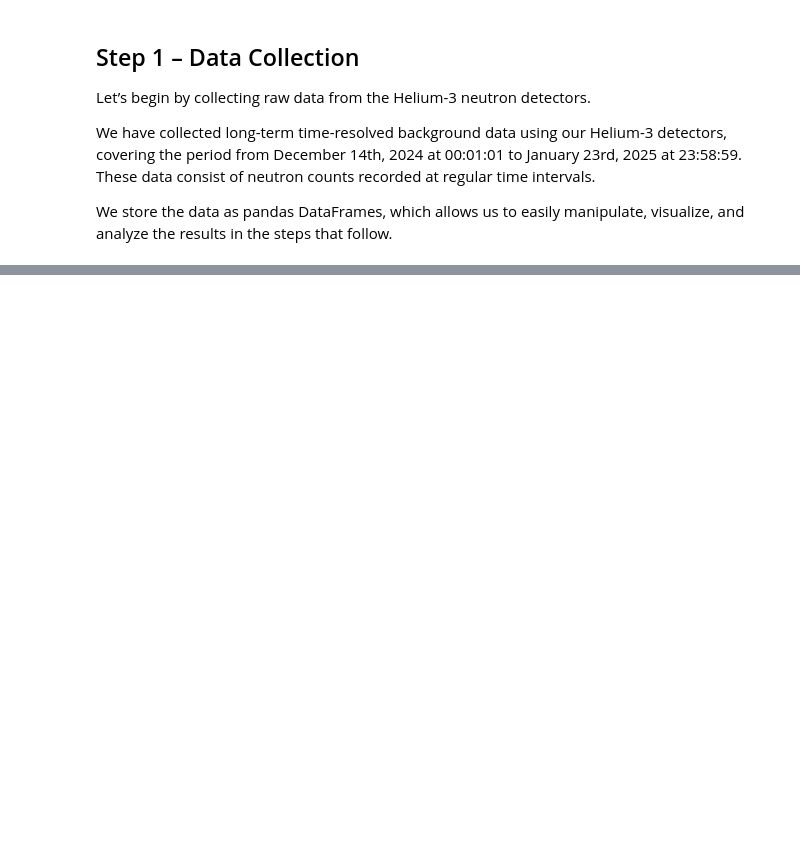
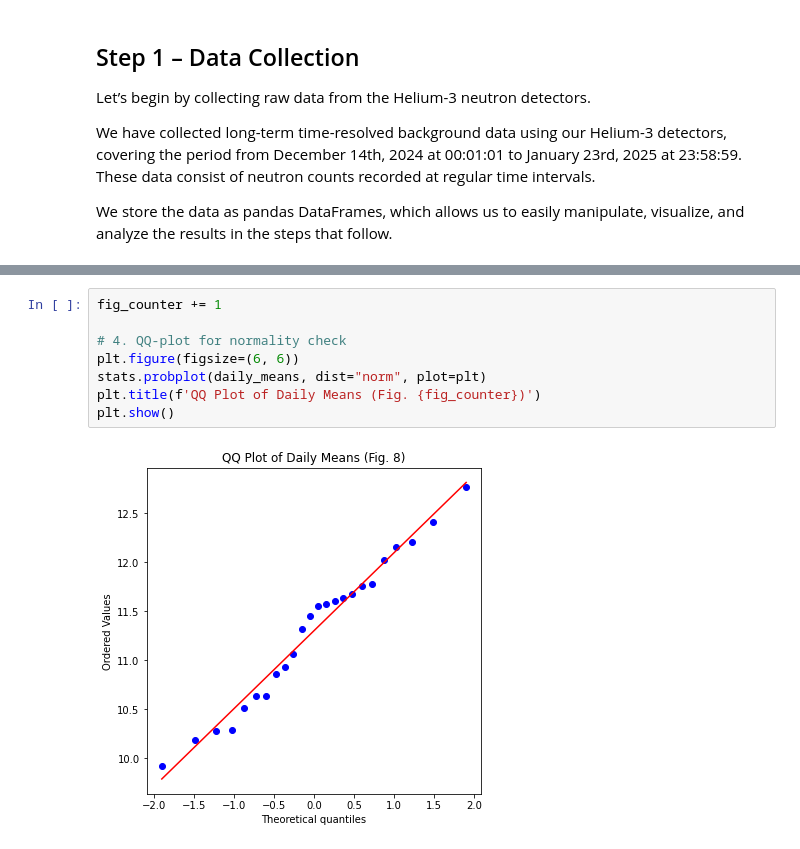
Before and after one commit to project-ida/arpa-e-experiments, a Jupyter notebook: tutorials/He3-Background-Characterization.ipynb, the cells around one changed output, grey strips where cells are left out. Drawn from its saved outputs; the diff is of its cells as text; blank space fills up the shorter version.

```diff
--- a/tutorials/He3-Background-Characterization.ipynb
+++ b/tutorials/He3-Background-Characterization.ipynb
@@ -298,0 +414,10 @@ plot_he3_outliers(Z=3)
+# %%
+fig_counter += 1
+
+# 4. QQ-plot for normality check
+plt.figure(figsize=(6, 6))
+stats.probplot(daily_means, dist="norm", plot=plt)
+plt.title(f'QQ Plot of Daily Means (Fig. {fig_counter})')
+plt.show()
+# %% [output]
+[figure, added]
```
Also changed, not shown: parts of 39 cells of this notebook.
